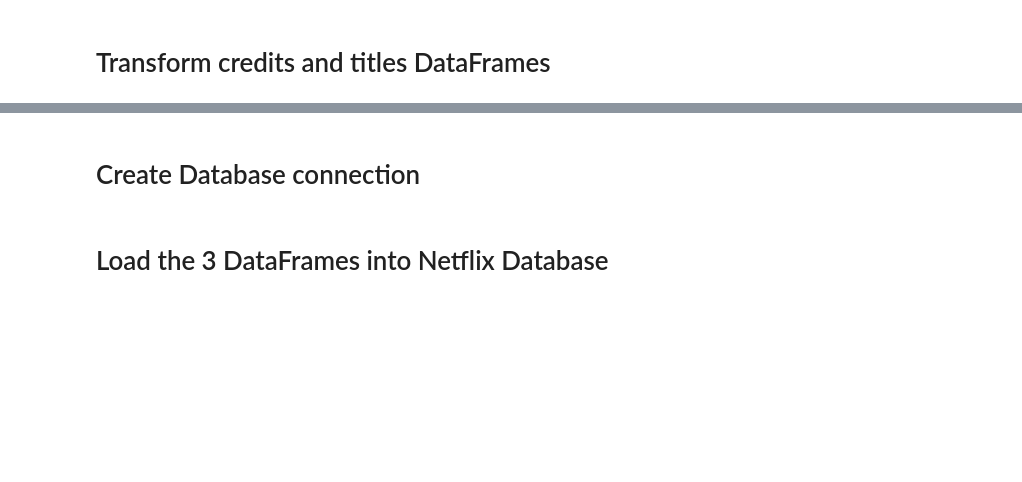
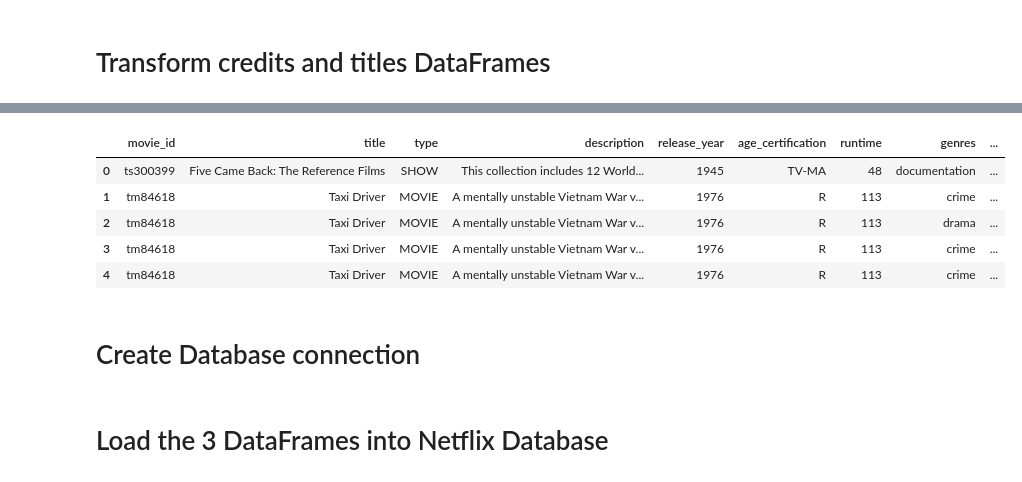
Before and after one commit to khadra1/Project-2-Analysing-Protein-Consumption, a Jupyter notebook: Netflix_ETL.ipynb, the cells around one changed output, grey strips where cells are left out. Cells and saved outputs as stored; diff of their text form; code cells hidden in the pictures; blank space fills up the shorter version.

```diff
--- a/Netflix_ETL.ipynb
+++ b/Netflix_ETL.ipynb
@@ -46,7 +67,3 @@ def repair_array_bound_categories(arr):
-# %%
-# DataFRame titles columns Production Countries and Genre showing as arrays repaired using NumPy
-titles["production_countries"] = titles["production_countries"].apply(repair_array_bound_categories)
-titles["genres"] = titles["genres"].apply(repair_array_bound_categories)
 # %%
 # Merge the two final DataFrames to create a single DataFrame
 titles_credits = titles.merge(credits, on = 'movie_id', how = 'left')
@@ -54,3 +92,15 @@ titles_credits.head()
+# %%
+# DataFrame titles_credits columns Production Countries and Genre showing as arrays repaired using NumPy
+titles_credits['production_countries'] = titles_credits['production_countries'].apply(repair_array_bound_categories)
+titles_credits['genres'] = titles_credits['genres'].apply(repair_array_bound_categories)
+titles_credits.head()
+# %% [output]
+|  | movie_id | title | type | description | release_year | age_certification | runtime | genres | ... |
+| 0 | ts300399 | Five Came Back: The Reference Films | SHOW | This collection includes 12 World... | 1945 | TV-MA | 48 | documentation | ... |
+| 1 | tm84618 | Taxi Driver | MOVIE | A mentally unstable Vietnam War v... | 1976 | R | 113 | crime | ... |
+| 2 | tm84618 | Taxi Driver | MOVIE | A mentally unstable Vietnam War v... | 1976 | R | 113 | drama | ... |
+| 3 | tm84618 | Taxi Driver | MOVIE | A mentally unstable Vietnam War v... | 1976 | R | 113 | crime | ... |
+| 4 | tm84618 | Taxi Driver | MOVIE | A mentally unstable Vietnam War v... | 1976 | R | 113 | crime | ... |
 # %% [markdown]
 # Create Database connection
 # %%
```
Also changed, not shown: parts of 11 cells of this notebook.
